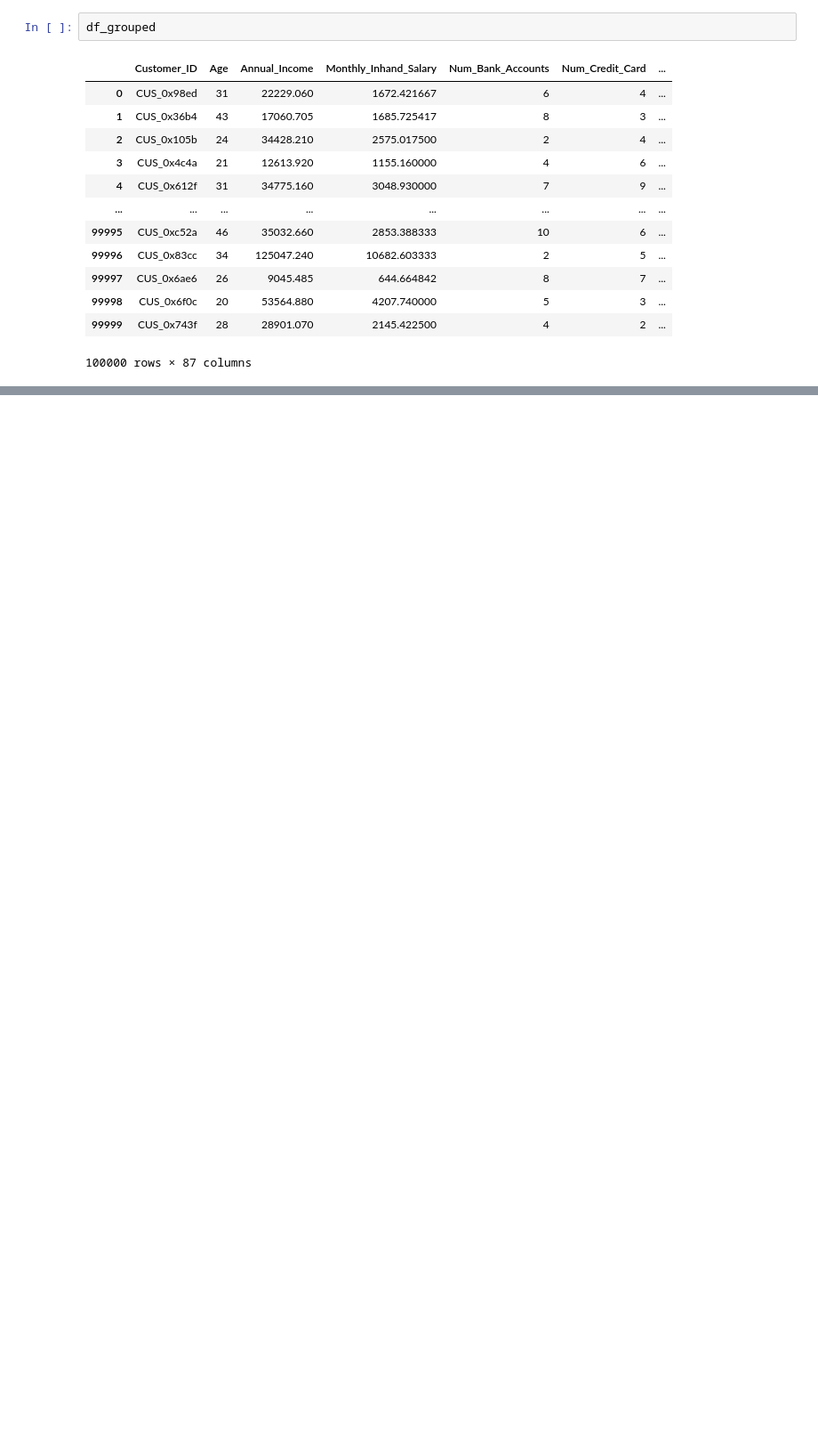
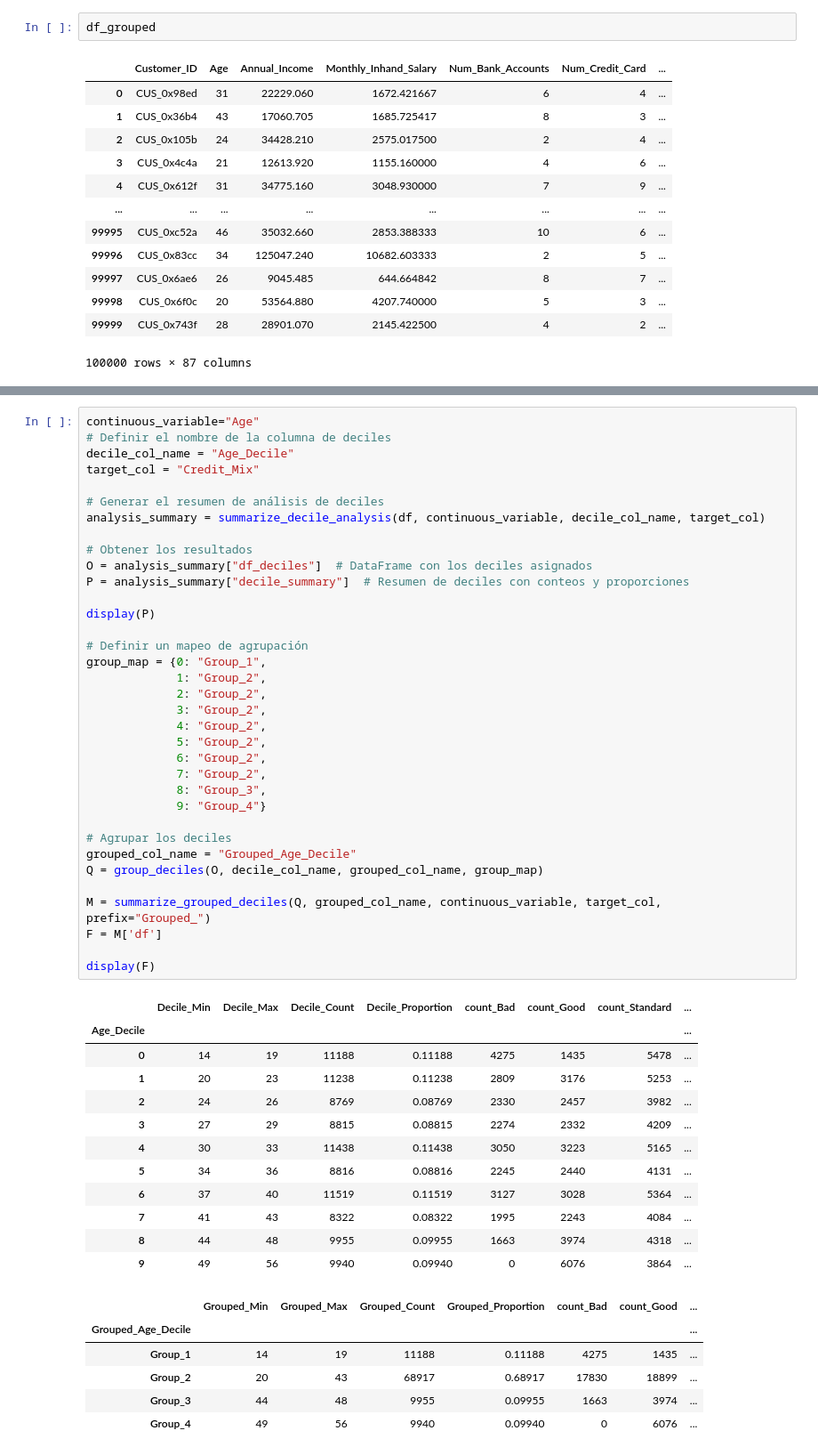
Before and after one commit to adoljc87/SCORE, a Jupyter notebook: notebooks/1_BIVARIATE_ANALYSIS/1_Age.ipynb, the cells around one changed output, grey strips where cells are left out. Shown at 89% size. Cells and saved outputs as stored; diff of their text form; blank space fills up the shorter version.

```diff
--- a/notebooks/1_BIVARIATE_ANALYSIS/1_Age.ipynb
+++ b/notebooks/1_BIVARIATE_ANALYSIS/1_Age.ipynb
@@ -377,0 +554,54 @@ df_grouped
+# %%
+continuous_variable="Age"
+# Definir el nombre de la columna de deciles
+decile_col_name = "Age_Decile"
+target_col = "Credit_Mix"
+
+# Generar el resumen de análisis de deciles
+analysis_summary = summarize_decile_analysis(df, continuous_variable, decile_col_name, target_col)
+
+# Obtener los resultados
+O = analysis_summary["df_deciles"]  # DataFrame con los deciles asignados
+P = analysis_summary["decile_summary"]  # Resumen de deciles con conteos y proporciones
+
+display(P)
+
+# Definir un mapeo de agrupación
+group_map = {0: "Group_1",
+             1: "Group_2",
+             2: "Group_2",
+             3: "Group_2",
+             4: "Group_2",
+             5: "Group_2",
+             6: "Group_2",
+             7: "Group_2",
+             8: "Group_3",
+             9: "Group_4"}
+
+# Agrupar los deciles
+grouped_col_name = "Grouped_Age_Decile"
+Q = group_deciles(O, decile_col_name, grouped_col_name, group_map)
+
+M = summarize_grouped_deciles(Q, grouped_col_name, continuous_variable, target_col, prefix="Grouped_")
+F = M['df']
+
+display(F)
+# %% [output]
+|  | Decile_Min | Decile_Max | Decile_Count | Decile_Proportion | count_Bad | count_Good | count_Standard | ... |
+| Age_Decile |  |  |  |  |  |  |  | ... |
+| 0 | 14 | 19 | 11188 | 0.11188 | 4275 | 1435 | 5478 | ... |
+| 1 | 20 | 23 | 11238 | 0.11238 | 2809 | 3176 | 5253 | ... |
+| 2 | 24 | 26 | 8769 | 0.08769 | 2330 | 2457 | 3982 | ... |
+| 3 | 27 | 29 | 8815 | 0.08815 | 2274 | 2332 | 4209 | ... |
+| 4 | 30 | 33 | 11438 | 0.11438 | 3050 | 3223 | 5165 | ... |
+| 5 | 34 | 36 | 8816 | 0.08816 | 2245 | 2440 | 4131 | ... |
+| 6 | 37 | 40 | 11519 | 0.11519 | 3127 | 3028 | 5364 | ... |
+| 7 | 41 | 43 | 8322 | 0.08322 | 1995 | 2243 | 4084 | ... |
+| 8 | 44 | 48 | 9955 | 0.09955 | 1663 | 3974 | 4318 | ... |
+| 9 | 49 | 56 | 9940 | 0.09940 | 0 | 6076 | 3864 | ... |
+|  | Grouped_Min | Grouped_Max | Grouped_Count | Grouped_Proportion | count_Bad | count_Good | ... |
+| Grouped_Age_Decile |  |  |  |  |  |  | ... |
+| Group_1 | 14 | 19 | 11188 | 0.11188 | 4275 | 1435 | ... |
+| Group_2 | 20 | 43 | 68917 | 0.68917 | 17830 | 18899 | ... |
+| Group_3 | 44 | 48 | 9955 | 0.09955 | 1663 | 3974 | ... |
+| Group_4 | 49 | 56 | 9940 | 0.09940 | 0 | 6076 | ... |
```
Also changed, not shown: parts of 27 cells of this notebook, 1 other file.
